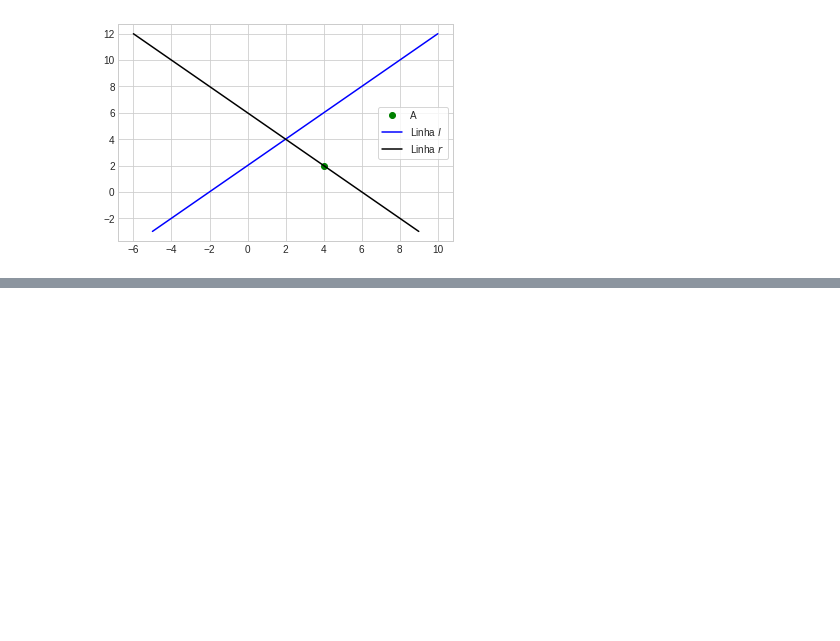
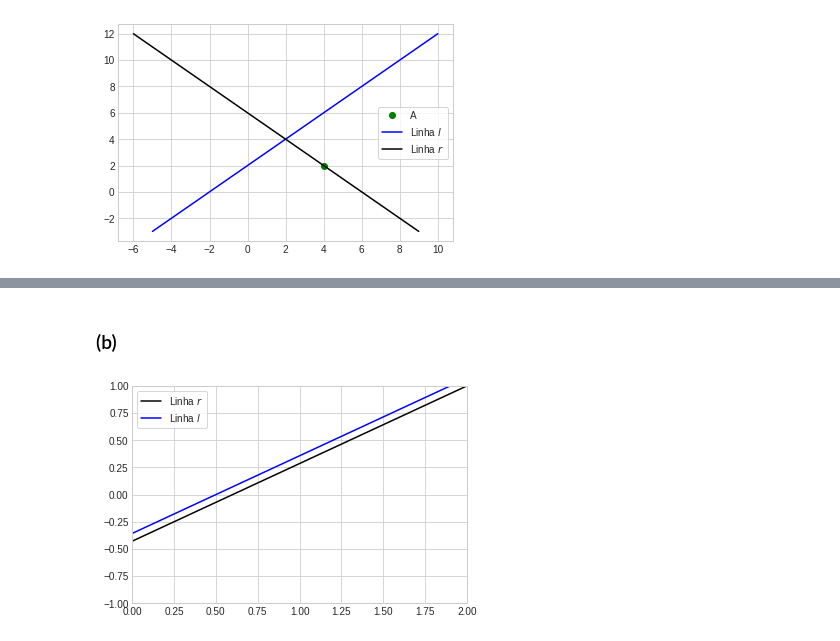
Before and after one commit to jorgesalhani/LinearAlgebraApplications, a Jupyter notebook: Module1/Exercises/ex1.ipynb, the cells around one changed output, grey strips where cells are left out. Cells and saved outputs as stored; diff of their text form; code cells hidden in the pictures; blank space fills up the shorter version.

```diff
--- a/Module1/Exercises/ex1.ipynb
+++ b/Module1/Exercises/ex1.ipynb
@@ -96,0 +165,17 @@ plt.show()
+# %% [markdown]
+### (b)
+# %%
+fig, ax = plt.subplots()
+
+t = np.linspace(-5,10, 100)
+y_r = (5 * t - 3) / 7
+y_l = (10 * t - 5)/ 14
+
+ax.set_xlim(0,2)
+ax.set_ylim(-1,1)
+ax.plot(t, y_r, 'k-', label=r'Linha $r$')
+ax.plot(t, y_l, 'b-', label=r'Linha $l$')
+ax.legend(frameon=True)
+plt.show()
+# %% [output]
+[figure, added]
```
Also changed, not shown: parts of 14 cells of this notebook.
